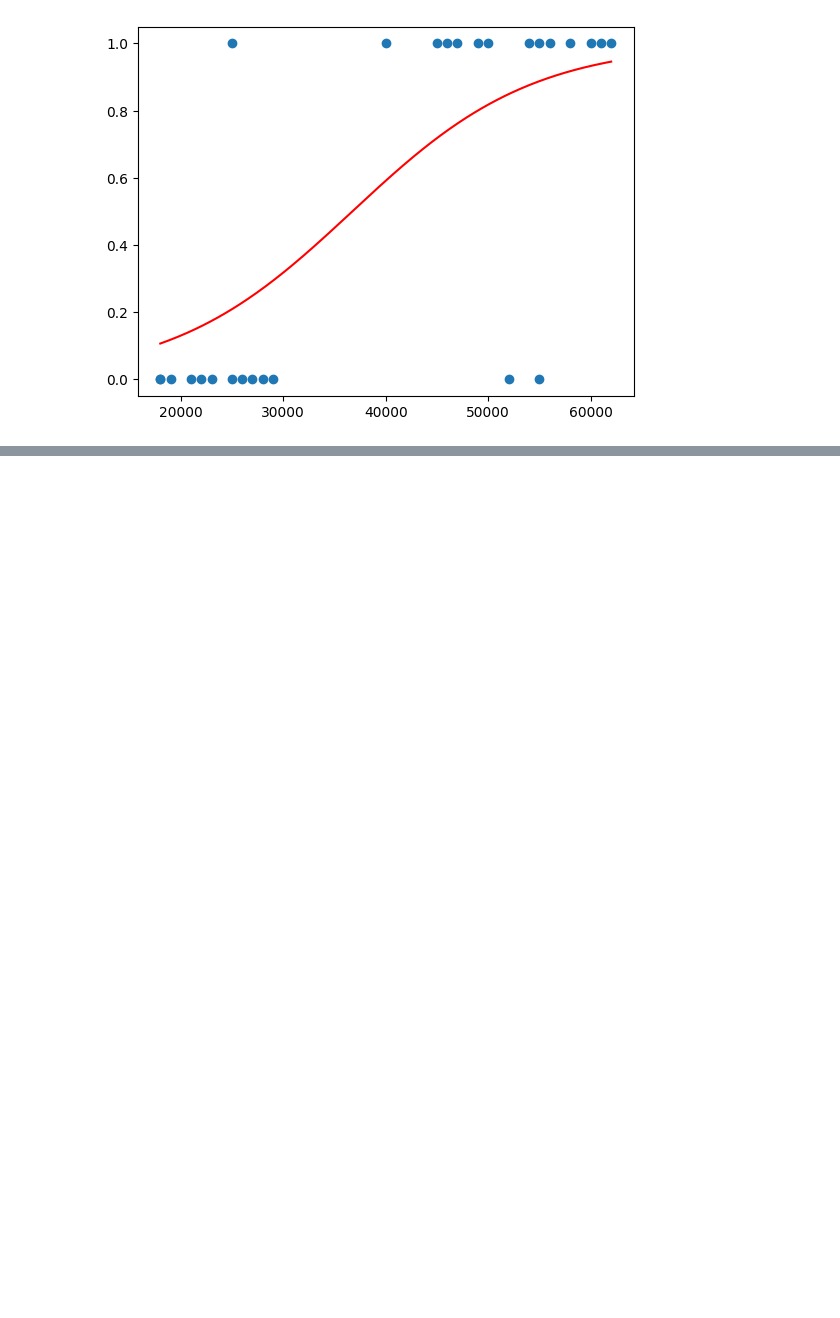
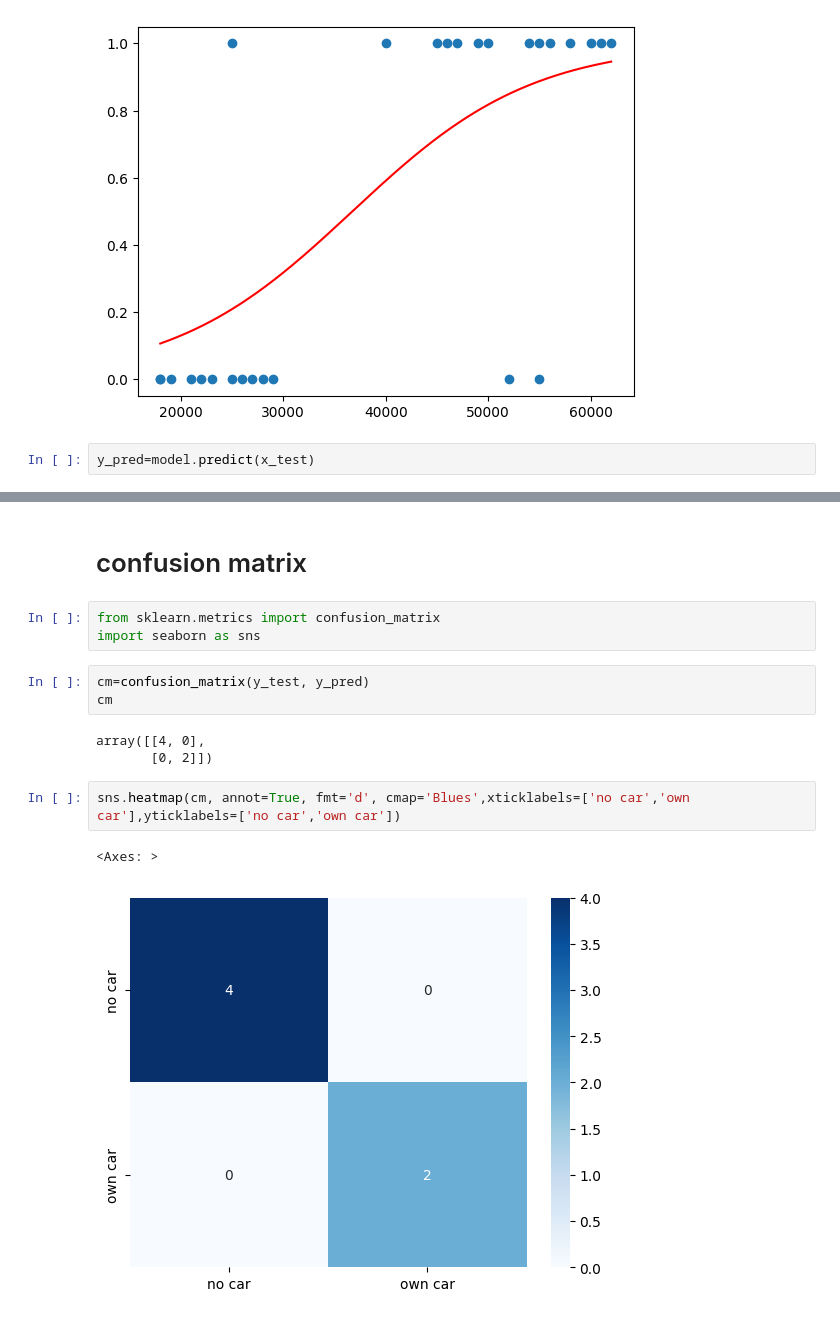
Before and after one commit to rupeshkumarp/ML, a Jupyter notebook: classification/logistic_regression.ipynb, the cells around one changed output, grey strips where cells are left out. Cells and saved outputs as stored; diff of their text form; blank space fills up the shorter version.

Commit message:
confusion matrix

```diff
--- a/classification/logistic_regression.ipynb
+++ b/classification/logistic_regression.ipynb
@@ -63,3 +63,5 @@ plt.plot(x_range, y_prob,color='r', label='Predicted')
 # %% [output]
 [<matplotlib.lines.Line2D at 0x...>]
 [figure]
+# %%
+y_pred=model.predict(x_test)
@@ -65,0 +86,16 @@ plt.plot(x_range, y_prob,color='r', label='Predicted')
+# %% [markdown]
+<h1>confusion matrix
+# %%
+from sklearn.metrics import confusion_matrix
+import seaborn as sns
+# %%
+cm=confusion_matrix(y_test, y_pred)
+cm
+# %% [output]
+array([[4, 0],
+       [0, 2]])
+# %%
+sns.heatmap(cm, annot=True, fmt='d', cmap='Blues',xticklabels=['no car','own car'],yticklabels=['no car','own car'])
+# %% [output]
+<Axes: >
+[figure, added]
```
Also changed, not shown: parts of 4 cells of this notebook.
